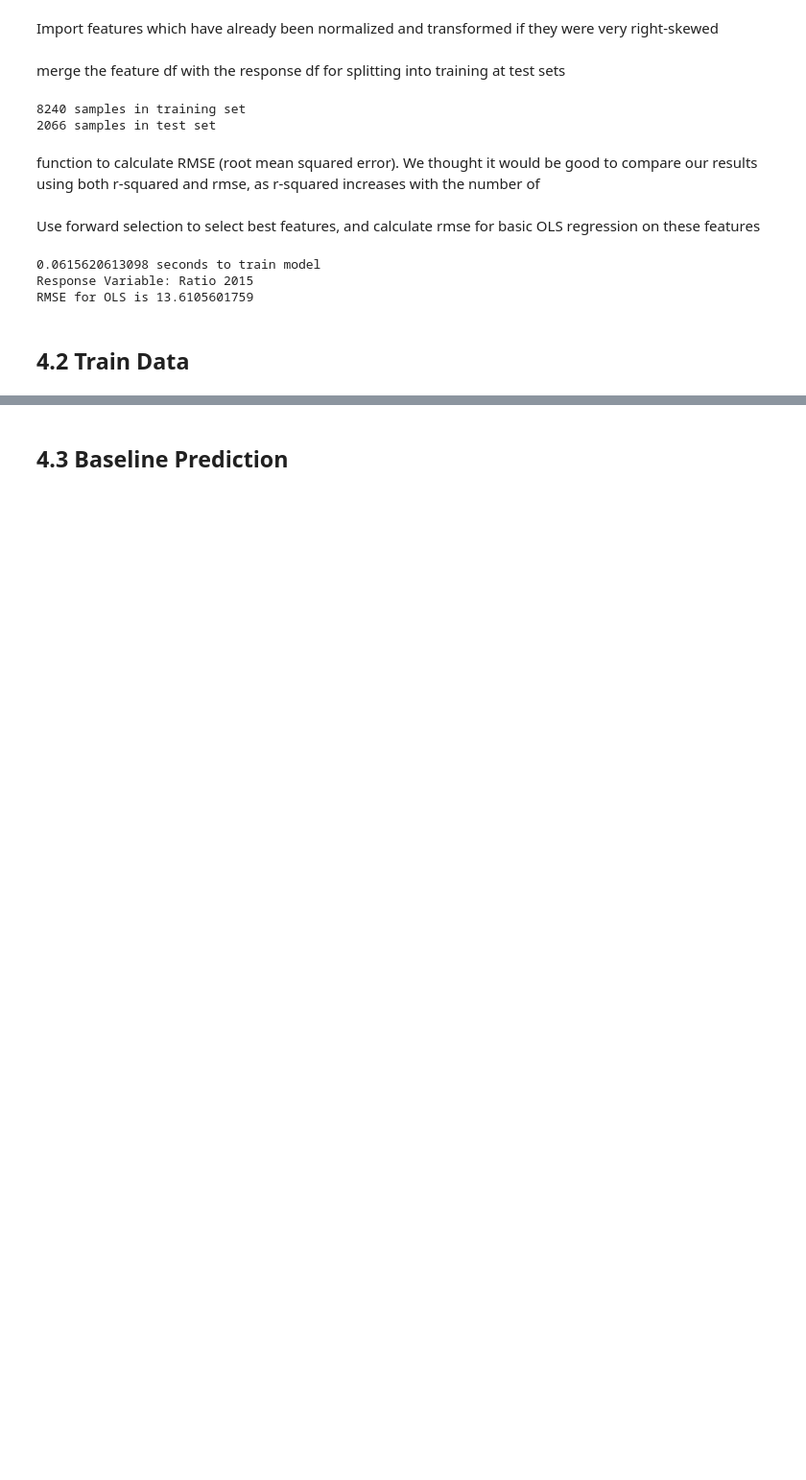
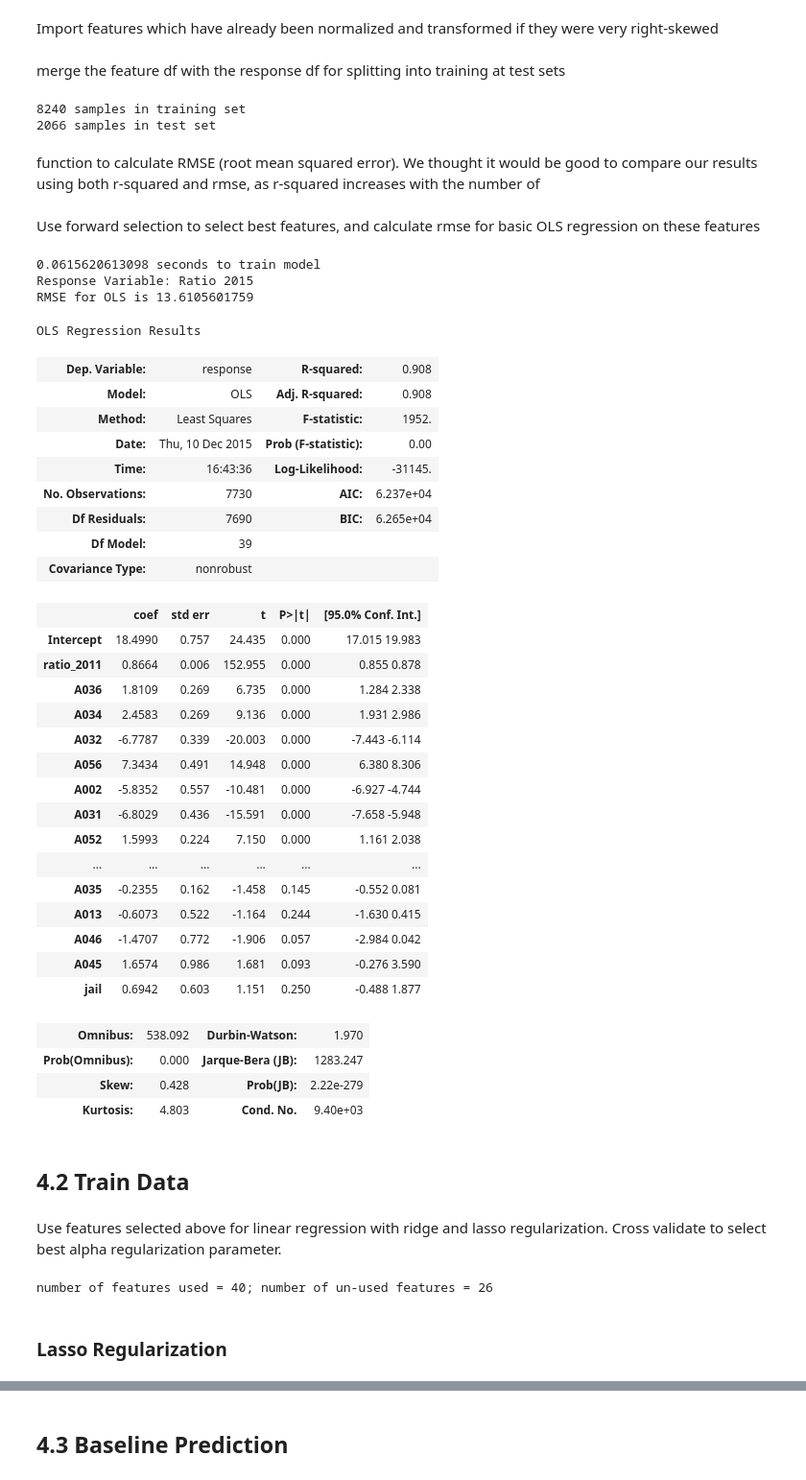
Before and after one commit to austinwu0/cs109-final-project, a Jupyter notebook: Process Book.ipynb, the cells around one changed output, grey strips where cells are left out. Shown: that part at 96% size. Saved outputs shown, nothing was run; the diff lists cells and outputs as text; code cells hidden in the pictures; blank space fills up the shorter version.

```diff
--- a/Process Book.ipynb
+++ b/Process Book.ipynb
@@ -356,7 +383,7 @@ import patsy
 from statsmodels.api import add_constant
 start_time = time.time()
 
-# bestmodel_ratio_2015 = forward_selected(ratio_2015_train.drop(['zipcode','ind'],1), 'response')
+bestmodel_ratio_2015 = forward_selected(ratio_2015_train.drop(['zipcode','ind'],1), 'response')
 
 formula = bestmodel_ratio_2015[1].replace('response ~ ','')
 data = ratio_2015_test.drop(['zipcode','ind'],1).dropna()
@@ -375,6 +402,50 @@ print 'RMSE for OLS is ' + str(ols_rmse)
 0.0615620613098 seconds to train model
 Response Variable: Ratio 2015
 RMSE for OLS is 13.6105601759
+# %%
+bestmodel_ratio_2015[0].summary()
+# %% [output]
+OLS Regression Results
+| Dep. Variable: | response | R-squared: | 0.908 |
+| Model: | OLS | Adj. R-squared: | 0.908 |
+| Method: | Least Squares | F-statistic: | 1952. |
+| Date: | Thu, 10 Dec 2015 | Prob (F-statistic): | 0.00 |
+| Time: | 16:43:36 | Log-Likelihood: | -31145. |
+| No. Observations: | 7730 | AIC: | 6.237e+04 |
+| Df Residuals: | 7690 | BIC: | 6.265e+04 |
+| Df Model: | 39 |  |  |
+| Covariance Type: | nonrobust |  |  |
+|  | coef | std err | t | P>|t| | [95.0% Conf. Int.] |
+| Intercept | 18.4990 | 0.757 | 24.435 | 0.000 | 17.015 19.983 |
+| ratio_2011 | 0.8664 | 0.006 | 152.955 | 0.000 | 0.855 0.878 |
+| A036 | 1.8109 | 0.269 | 6.735 | 0.000 | 1.284 2.338 |
+| A034 | 2.4583 | 0.269 | 9.136 | 0.000 | 1.931 2.986 |
+| A032 | -6.7787 | 0.339 | -20.003 | 0.000 | -7.443 -6.114 |
+| A056 | 7.3434 | 0.491 | 14.948 | 0.000 | 6.380 8.306 |
+| A002 | -5.8352 | 0.557 | -10.481 | 0.000 | -6.927 -4.744 |
+| A031 | -6.8029 | 0.436 | -15.591 | 0.000 | -7.658 -5.948 |
+| A052 | 1.5993 | 0.224 | 7.150 | 0.000 | 1.161 2.038 |
+| ... | ... | ... | ... | ... | ... |
+| A035 | -0.2355 | 0.162 | -1.458 | 0.145 | -0.552 0.081 |
+| A013 | -0.6073 | 0.522 | -1.164 | 0.244 | -1.630 0.415 |
+| A046 | -1.4707 | 0.772 | -1.906 | 0.057 | -2.984 0.042 |
+| A045 | 1.6574 | 0.986 | 1.681 | 0.093 | -0.276 3.590 |
+| jail | 0.6942 | 0.603 | 1.151 | 0.250 | -0.488 1.877 |
+| Omnibus: | 538.092 | Durbin-Watson: | 1.970 |
+| Prob(Omnibus): | 0.000 | Jarque-Bera (JB): | 1283.247 |
+| Skew: | 0.428 | Prob(JB): | 2.22e-279 |
+| Kurtosis: | 4.803 | Cond. No. | 9.40e+03 |
 # %% [markdown]
 <a id="model_train"></a>
 ## 4.2 Train Data
+# %% [markdown]
+Use features selected above for linear regression with ridge and lasso regularization.  Cross validate to select best alpha regularization parameter.
+# %%
+best_features_ratio_2015 = bestmodel_ratio_2015[0].params.index.values.tolist() + ['response', 'zipcode']
+bad_features_ratio_2015 = [el for el in ratio_2015_train.columns if (el not in best_features_ratio_2015)]
+
+ratio_2015_train_best = ratio_2015_train.drop(bad_features_ratio_2015 + ['ind'], 1).dropna()
+ratio_2015_test_best = ratio_2015_test.drop(bad_features_ratio_2015 + ['ind'], 1).dropna()
+print 'number of features used = %s; number of unused features = %s'%(len(best_features_ratio_2015) - 2, len(bad_features_ratio_2015))
+# %% [output]
+number of features used = 40; number of un-used features = 26
@@ -380,0 +459,2 @@ RMSE for OLS is 13.6105601759
+# %% [markdown]
+### Lasso Regularization
```
Also changed, not shown: parts of 8 cells of this notebook.
